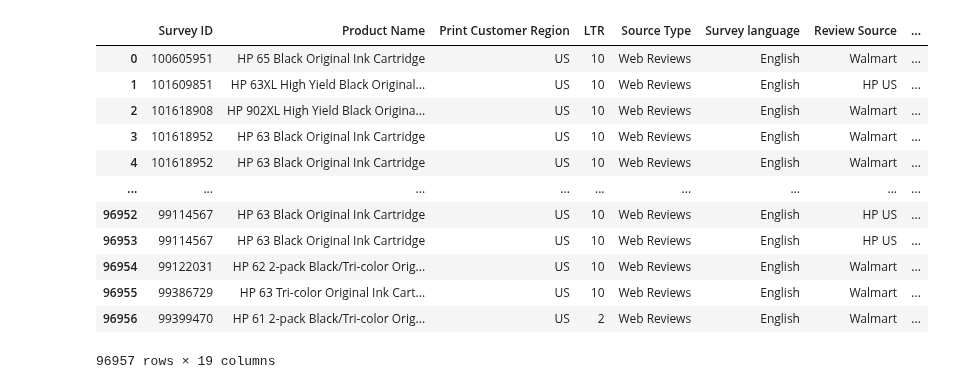
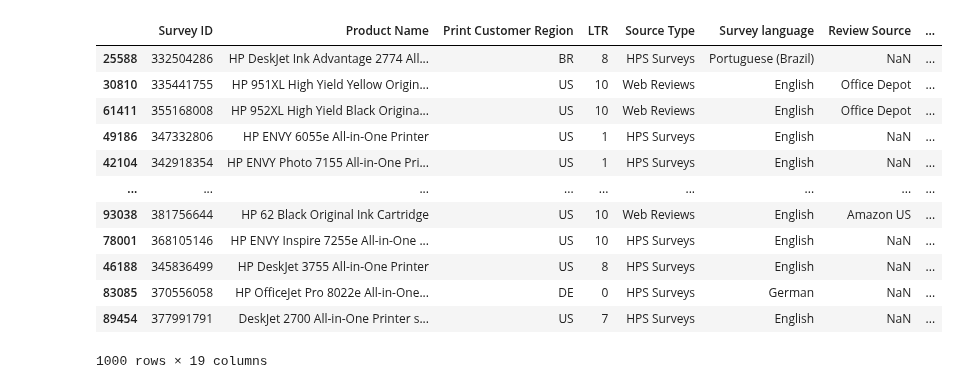
Before and after one commit to wd686/InkSightAnalyzer, a Jupyter notebook: SA [Wudi].ipynb, the cells around one changed output. Cells and saved outputs as stored; diff of their text form; code cells hidden in the pictures.

```diff
--- a/SA [Wudi].ipynb
+++ b/SA [Wudi].ipynb
@@ -68,23 +33,3 @@ def nltk_vader_sentiment(text):
     analyzer = SentimentIntensityAnalyzer()
     vs = analyzer.polarity_scores(text)
     return vs['compound']
-# %%
-df['Combined Text'] = df['Combined Text'].astype(str)
-
-df['TextBlob_Sentiment'] = df['Combined Text'].apply(textblob_sentiment)
-
-df
-# %% [output]
-|  | Survey ID | Product Name | Print Customer Region | LTR | Source Type | Survey language | Review Source | ... |
-| 0 | 100605951 | HP 65 Black Original Ink Cartridge | US | 10 | Web Reviews | English | Walmart | ... |
-| 1 | 101609851 | HP 63XL High Yield Black Original... | US | 10 | Web Reviews | English | HP US | ... |
-| 2 | 101618908 | HP 902XL High Yield Black Origina... | US | 10 | Web Reviews | English | Walmart | ... |
-| 3 | 101618952 | HP 63 Black Original Ink Cartridge | US | 10 | Web Reviews | English | Walmart | ... |
-| 4 | 101618952 | HP 63 Black Original Ink Cartridge | US | 10 | Web Reviews | English | Walmart | ... |
-| ... | ... | ... | ... | ... | ... | ... | ... | ... |
-| 96952 | 99114567 | HP 63 Black Original Ink Cartridge | US | 10 | Web Reviews | English | HP US | ... |
-| 96953 | 99114567 | HP 63 Black Original Ink Cartridge | US | 10 | Web Reviews | English | HP US | ... |
-| 96954 | 99122031 | HP 62 2-pack Black/Tri-color Orig... | US | 10 | Web Reviews | English | Walmart | ... |
-| 96955 | 99386729 | HP 63 Tri-color Original Ink Cart... | US | 10 | Web Reviews | English | Walmart | ... |
-| 96956 | 99399470 | HP 61 2-pack Black/Tri-color Orig... | US | 2 | Web Reviews | English | Walmart | ... |
-96957 rows × 19 columns
@@ -90,0 +38,18 @@ df
+# %%
+sampled_df['TextBlob_Sentiment'] = sampled_df['Combined Text'].apply(textblob_sentiment)
+
+sampled_df
+# %% [output]
+|  | Survey ID | Product Name | Print Customer Region | LTR | Source Type | Survey language | Review Source | ... |
+| 25588 | 332504286 | HP DeskJet Ink Advantage 2774 All... | BR | 8 | HPS Surveys | Portuguese (Brazil) | NaN | ... |
+| 30810 | 335441755 | HP 951XL High Yield Yellow Origin... | US | 10 | Web Reviews | English | Office Depot | ... |
+| 61411 | 355168008 | HP 952XL High Yield Black Origina... | US | 10 | Web Reviews | English | Office Depot | ... |
+| 49186 | 347332806 | HP ENVY 6055e All-in-One Printer | US | 1 | HPS Surveys | English | NaN | ... |
+| 42104 | 342918354 | HP ENVY Photo 7155 All-in-One Pri... | US | 1 | HPS Surveys | English | NaN | ... |
+| ... | ... | ... | ... | ... | ... | ... | ... | ... |
+| 93038 | 381756644 | HP 62 Black Original Ink Cartridge | US | 10 | Web Reviews | English | Amazon US | ... |
+| 78001 | 368105146 | HP ENVY Inspire 7255e All-in-One ... | US | 10 | HPS Surveys | English | NaN | ... |
+| 46188 | 345836499 | HP DeskJet 3755 All-in-One Printer | US | 8 | HPS Surveys | English | NaN | ... |
+| 83085 | 370556058 | HP OfficeJet Pro 8022e All-in-One... | DE | 0 | HPS Surveys | German | NaN | ... |
+| 89454 | 377991791 | DeskJet 2700 All-in-One Printer s... | US | 7 | HPS Surveys | English | NaN | ... |
+1000 rows × 19 columns
```
Also changed, not shown: parts of 11 cells of this notebook.
